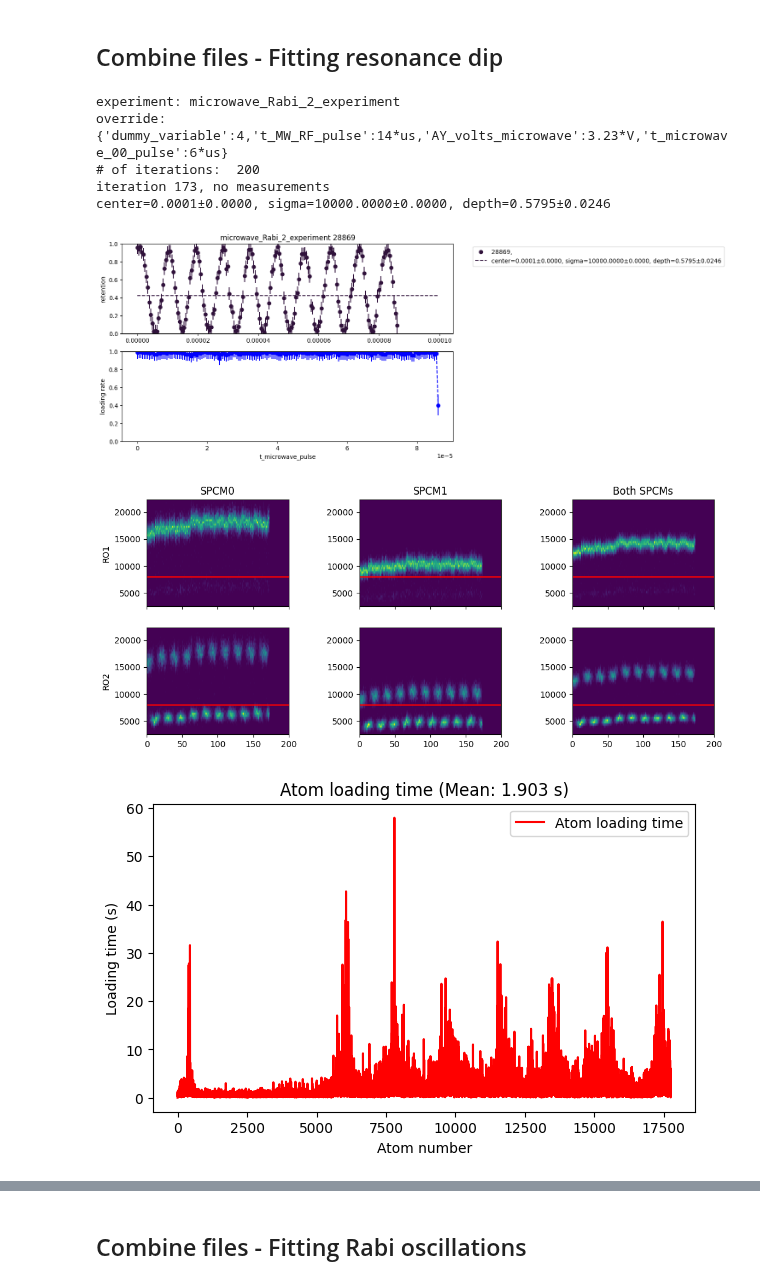
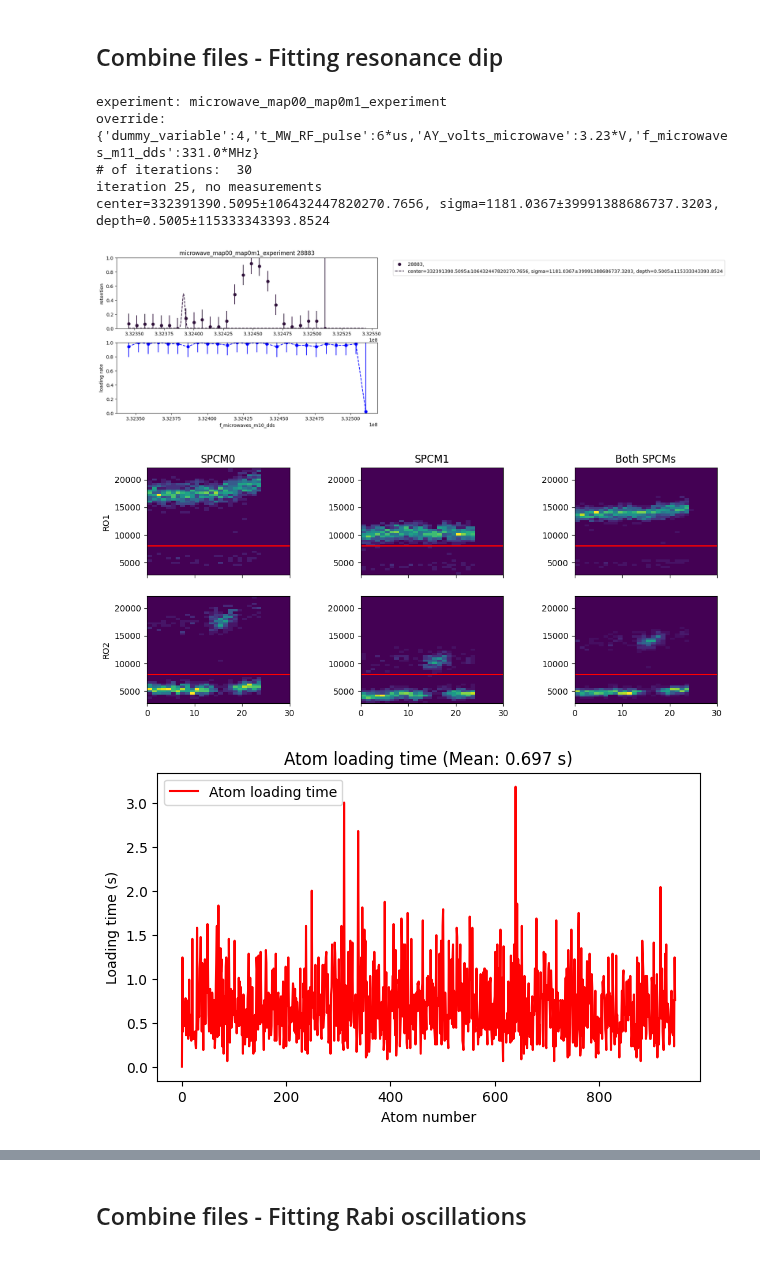
Before and after one commit to QuantumQuadrate/qn_artiq_routines, a Jupyter notebook: Analysis/Microwave analysis/Microwave_analysis_2025.ipynb, the cells around one changed output, grey strips where cells are left out. Drawn from its saved outputs; the diff is of its cells as text; code cells hidden in the pictures.

```diff
--- a/Analysis/Microwave analysis/Microwave_analysis_2025.ipynb
+++ b/Analysis/Microwave analysis/Microwave_analysis_2025.ipynb
@@ -2,7 +2,7 @@
 # Mapping atom analysis
 Valid for experiments from 2025-04-30 until ...
 # %%
-date_filters = ["2025-07-23"]
+date_filters = ["2025-07-24"]
 
 from matplotlib import pyplot as plt
 import matplotlib as mpl
@@ -79,7 +79,7 @@ With fitting the resonance for microwave scans
 """
 ### the file(s) to analyze:
 file_indices = {
-    59:'',
+    15:'',
     # 38:'',
     # 40:'',
     # 12:'',
@@ -239,8 +239,8 @@ for idx,f_item in enumerate(file_indices.items()):
             ### using a  Gaussian function for now:
             fit_dict = {
                 scan_variable1_name: {
-                    'model': lambda x, center, sigma, depth: 1.0*(1 - depth * np.exp(-((x - center)**2/(2*sigma**2)))), ### use for resonance dips
-                    # 'model': lambda x, center, sigma, depth: depth * np.exp(-((x - center)**2/(2*sigma**2))), ### use for resonance peaks
+                    # 'model': lambda x, center, sigma, depth: 1.0*(1 - depth * np.exp(-((x - center)**2/(2*sigma**2)))), ### use for resonance dips
+                    'model': lambda x, center, sigma, depth: depth * np.exp(-((x - center)**2/(2*sigma**2))), ### use for resonance peaks
                     'p0': p0,
                     'bounds': ([min(scan_sequence1), 0, 0.5], [max(scan_sequence1), np.inf, 1.0]),
                     'params': ['center', 'sigma', 'depth']
@@ -347,38 +347,38 @@ if showhist:
     cax6 = ax6.imshow(np.array(BothSPCMs_RO2_hists[0]).transpose(), origin='lower', extent=[0, iterations, histMin, histMax])
     ax6.axhline(cutoff2 / t_SPCM_first_shot, color='red')
     ax6.set_aspect('auto')
 
     plt.subplots_adjust(hspace=0.2, wspace=0.5)
 plt.show()
 
 
 
 #### Plot the combined Atom_loading_time values
 ## We can slice the array to separate iterations later, if we want.
 combined_atom_loading_times = list(itertools.chain(*all_atom_loading_times))
 mean_loading_time = np.mean(combined_atom_loading_times)
 plt.figure(figsize=(7, 4))
 plt.plot(combined_atom_loading_times, 'r-', label='Atom loading time')
 plt.xlabel("Atom number")
 plt.ylabel("Loading time (s)")
 plt.title(f"Atom loading time (Mean: {mean_loading_time:.3f} s)")
 # plt.title(f"Combined Atom Loading Time for All Files")
 plt.legend(loc='best')
 plt.show()
 
 # Plot the histogram of combined Atom_loading_time
 plt.figure(figsize=(7, 4))
 plt.hist(combined_atom_loading_times, bins=50, edgecolor='black', alpha=0.7)
 plt.xlabel("Atom Loading Time (s)")
 plt.ylabel("Frequency")
 plt.title(f"Histogram of Combined Atom Loading Time")
 plt.show()
 # %% [output]
-experiment: microwave_Rabi_2_experiment
-override: {'dummy_variable':4,'t_MW_RF_pulse':14*us,'AY_volts_microwave':3.23*V,'t_microwave_00_pulse':6*us}
-# of iterations:  200
-iteration 173, no measurements
-center=0.0001±0.0000, sigma=10000.0000±0.0000, depth=0.5795±0.0246
+experiment: microwave_map00_map0m1_experiment
+override: {'dummy_variable':4,'t_MW_RF_pulse':6*us,'AY_volts_microwave':3.23*V,'f_microwaves_m11_dds':331.0*MHz}
+# of iterations:  30
+iteration 25, no measurements
+center=332391390.5095±106432447820270.7656, sigma=1181.0367±39991388686737.3203, depth=0.5005±115333343393.8524
-[figure, old version]
+[figure, new version]
-[figure, old version]
+[figure, new version]
-[figure, old version]
+[figure, new version]
```
Also changed, not shown: parts of 2 cells of this notebook, 2 other files.
